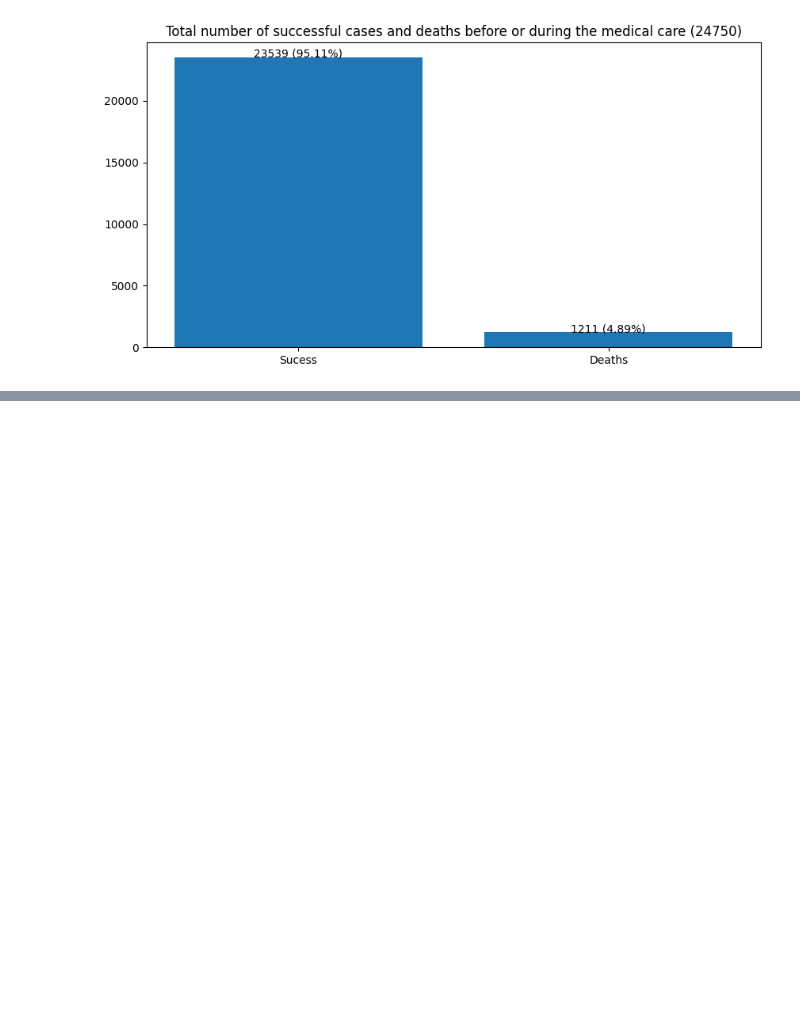
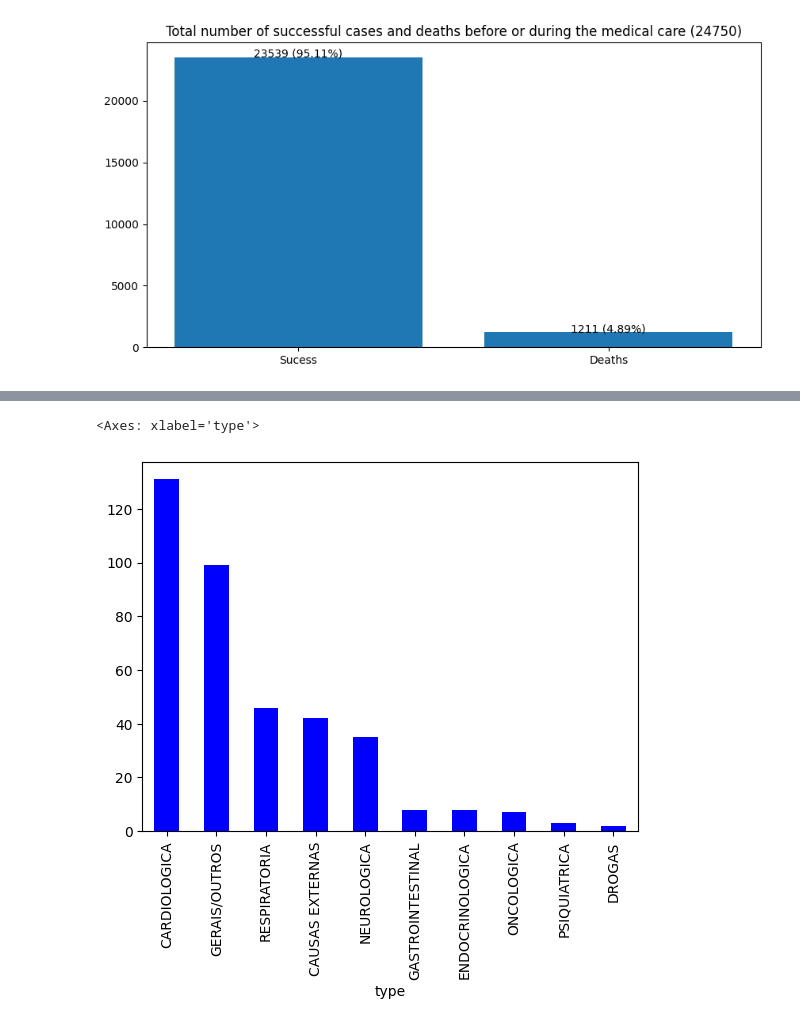
Before and after one commit to gabrielsacampos/ML_SAMU, a Jupyter notebook: src/api/ML/notebooks/EDA_preprocess.ipynb, the cells around one changed output, grey strips where cells are left out. Saved outputs shown, nothing was run; the diff lists cells and outputs as text; code cells hidden in the pictures; blank space fills up the shorter version.

```diff
--- a/src/api/ML/notebooks/EDA_cleaner.ipynb
+++ b/src/api/ML/notebooks/EDA_preprocess.ipynb
@@ -414,0 +460,7 @@ Text(0.5, 1.0, 'Total number of successful cases and deaths before or during the
+# %%
+morning_deaths = death_cases[death_cases['timestamp'] == 'morning']
+
+morning_deaths.type.value_counts().plot(kind='bar', color='blue')
+# %% [output]
+<Axes: xlabel='type'>
+[figure, added]
```
Also changed, not shown: parts of 17 cells of this notebook, 5 other files.
